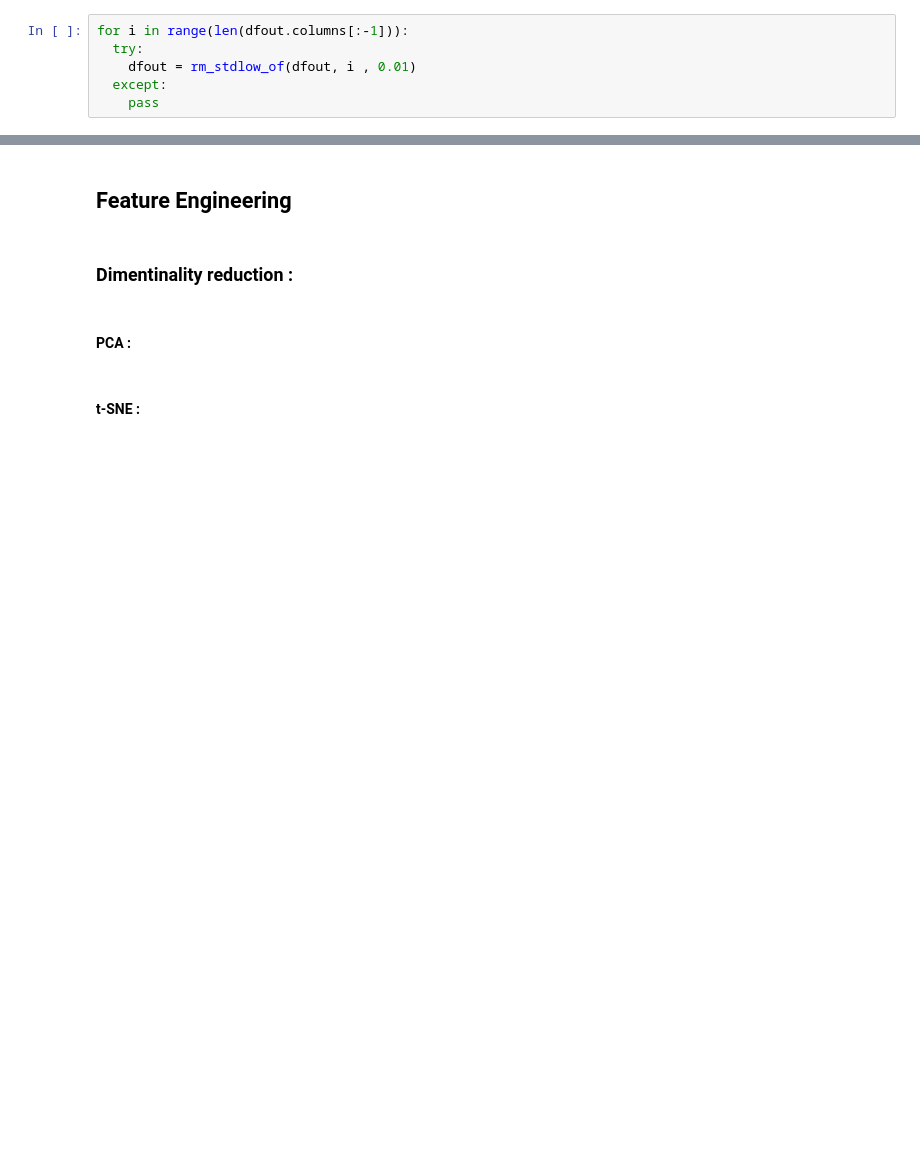
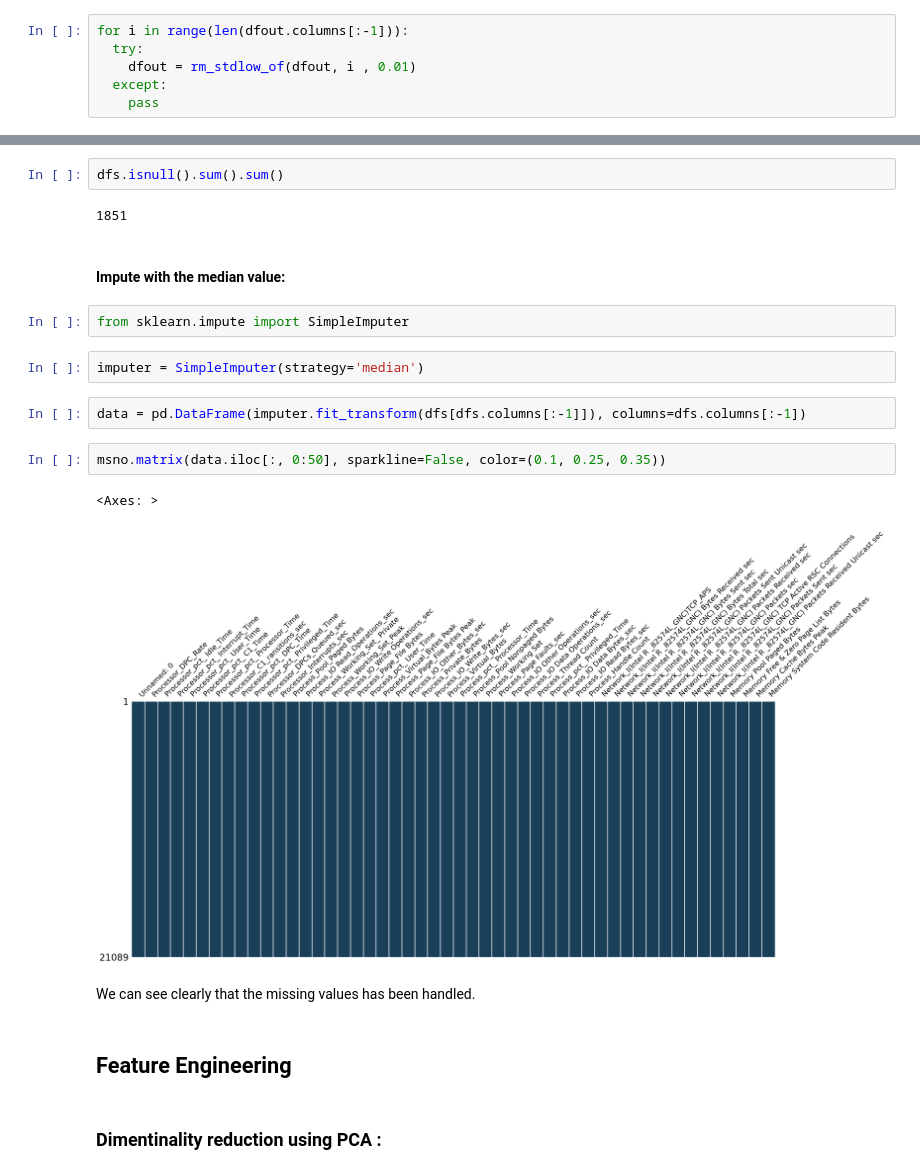
Before and after one commit to anas1IA/Windows_attack10, a Jupyter notebook: project/TON_IoT_Attack_Windows.ipynb, the cells around one changed output, grey strips where cells are left out. Drawn from its saved outputs; the diff is of its cells as text; blank space fills up the shorter version.

```diff
--- a/project/TON_IoT_Attack_Windows.ipynb
+++ b/project/TON_IoT_Attack_Windows.ipynb
@@ -246,8 +278,23 @@ plt.show()
+# %%
+dfs.isnull().sum().sum()
+# %% [output]
+1851
+# %% [markdown]
+#### Impute with the median value:
+# %%
+from sklearn.impute import SimpleImputer
+# %%
+imputer = SimpleImputer(strategy='median')
+# %%
+data = pd.DataFrame(imputer.fit_transform(dfs[dfs.columns[:-1]]), columns=dfs.columns[:-1])
+# %%
+msno.matrix(data.iloc[:, 0:50], sparkline=False, color=(0.1, 0.25, 0.35))
+# %% [output]
+<Axes: >
+[figure, added]
+# %% [markdown]
+We can see clearly that the missing values has been handled.
 # %% [markdown]
 ## Feature Engineering
 # %% [markdown]
-### Dimentinality reduction :
+### Dimentinality reduction using PCA :
-# %% [markdown]
-#### PCA :
-# %% [markdown]
-#### t-SNE :
```
Also changed, not shown: parts of 45 cells of this notebook.
